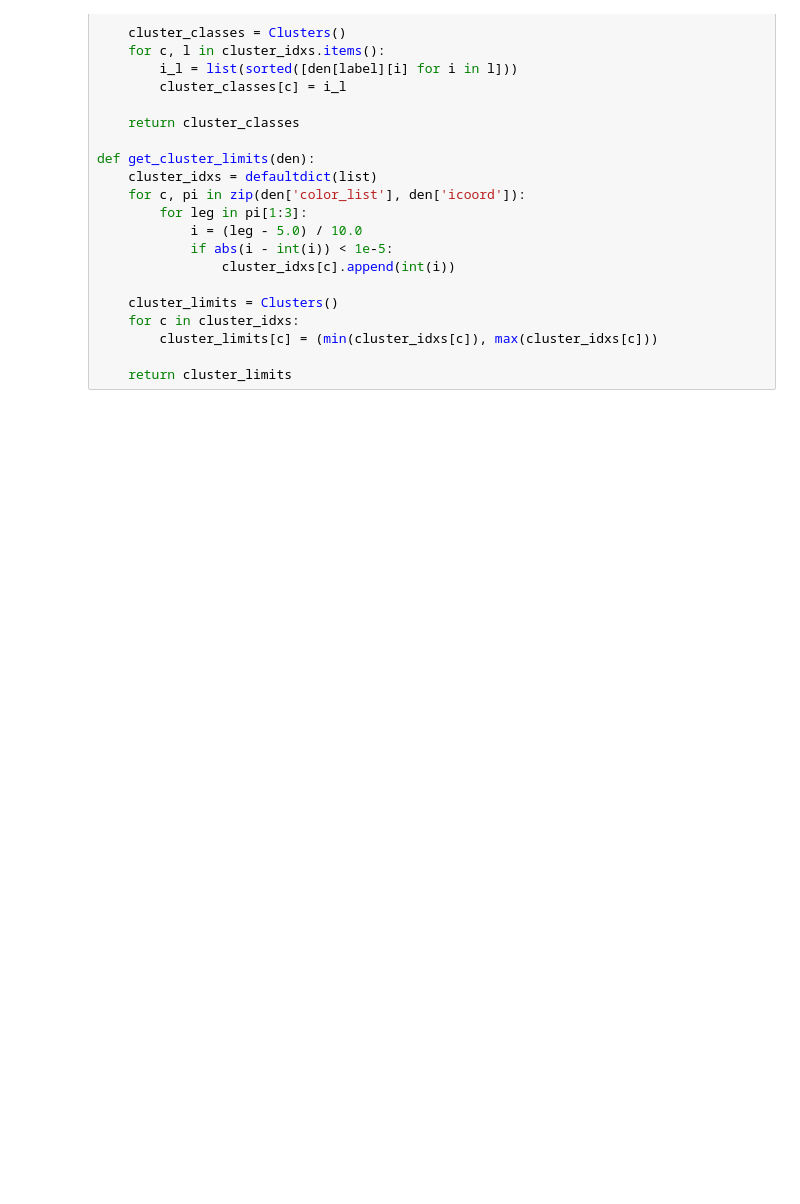
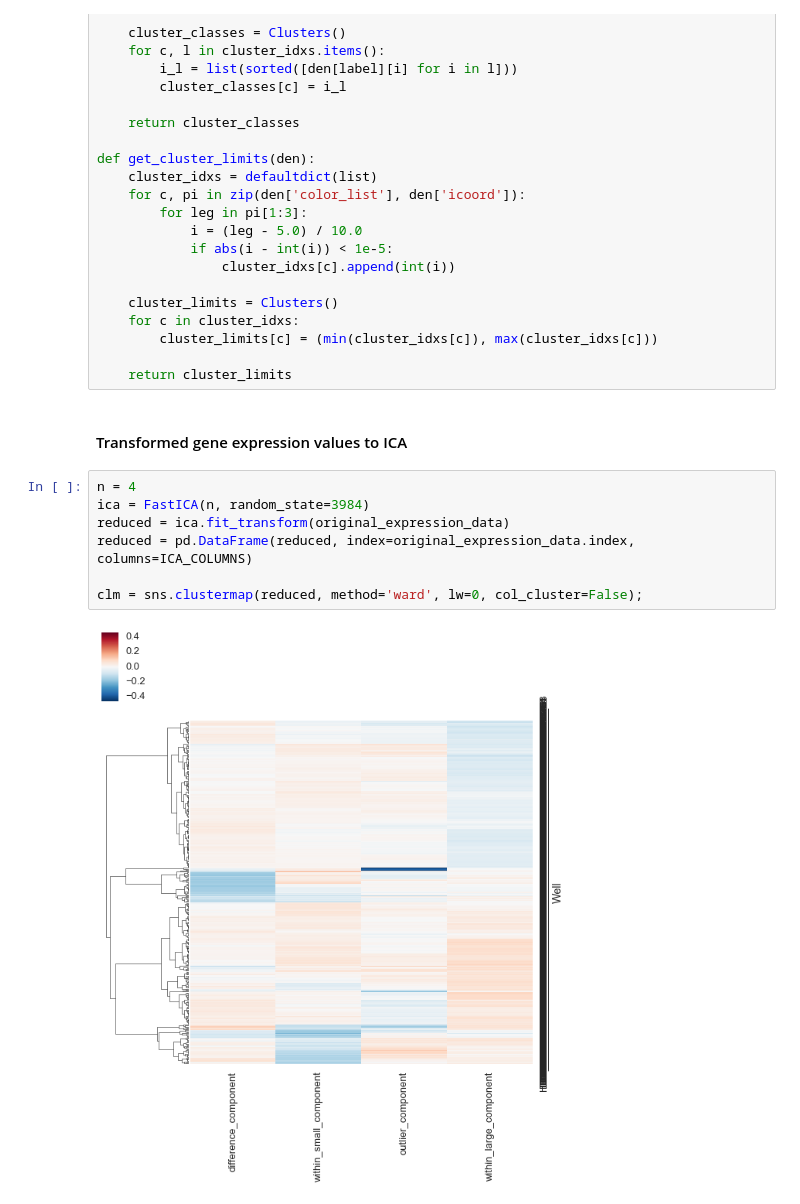
Before and after one commit to YeoLab/single-cell-bioinformatics, a Jupyter notebook: 4._Case_Study/4.1_Case_Study.ipynb, the cells around one changed output. Cells and saved outputs as stored; diff of their text form; blank space fills up the shorter version.

```diff
--- a/4._Case_Study/4.1_Case_Study.ipynb
+++ b/4._Case_Study/4.1_Case_Study.ipynb
@@ -256,3 +255,14 @@ def get_cluster_limits(den):
         cluster_limits[c] = (min(cluster_idxs[c]), max(cluster_idxs[c]))
 
     return cluster_limits
+# %% [markdown]
+#### Transformed gene expression values to ICA
+# %%
+n = 4
+ica = FastICA(n, random_state=3984)
+reduced = ica.fit_transform(original_expression_data)
+reduced = pd.DataFrame(reduced, index=original_expression_data.index, columns=ICA_COLUMNS)
+
+clm = sns.clustermap(reduced, method='ward', lw=0, col_cluster=False);
+# %% [output]
+[figure, added]
```
Also changed, not shown: parts of 23 cells of this notebook, 3 other files.
